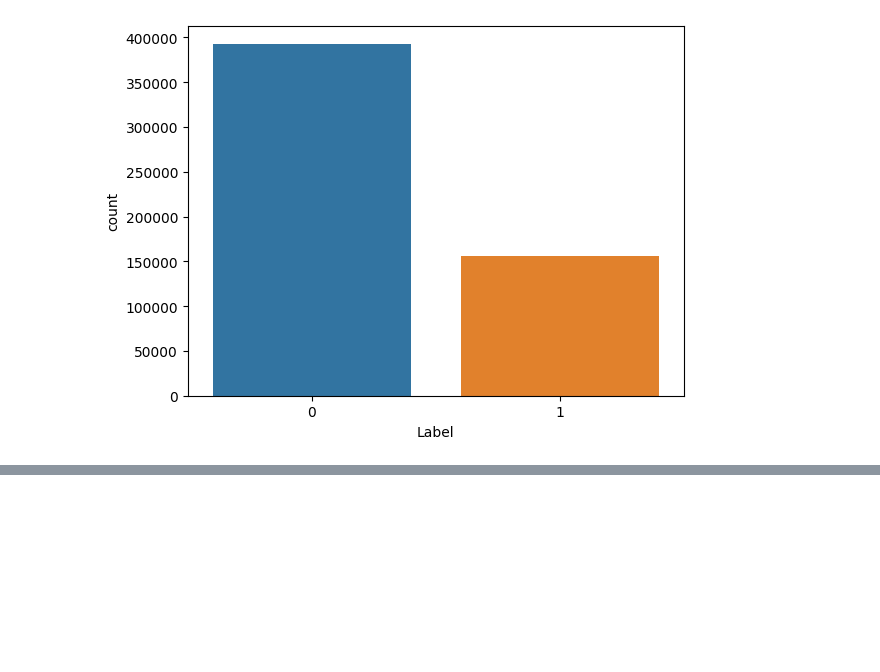
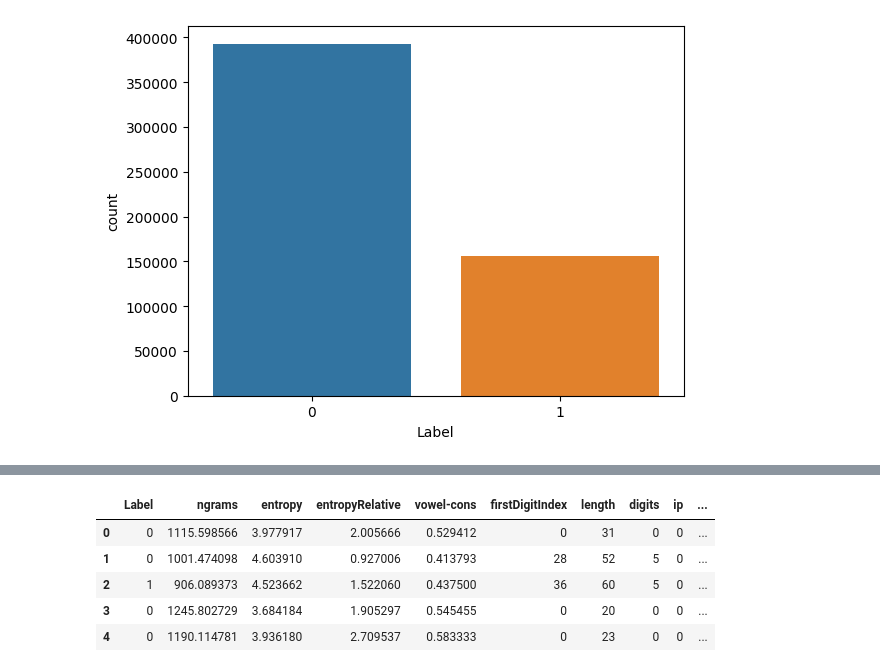
Before and after one commit to andresdlRoca/Guardian_Virtual, a Jupyter notebook: scripts/dev/url_detection.ipynb, the cells around one changed output, grey strips where cells are left out. Saved outputs shown, nothing was run; the diff lists cells and outputs as text; code cells hidden in the pictures; blank space fills up the shorter version.

```diff
--- a/scripts/dev/url_detection.ipynb
+++ b/scripts/dev/url_detection.ipynb
@@ -381,0 +410,11 @@ sns.countplot(x='Label', data=df)
+# %%
+# Randomize positions of rows
+data = data.sample(frac=1).reset_index(drop=True)
+data.head()
+# %% [output]
+|  | Label | ngrams | entropy | entropyRelative | vowel-cons | firstDigitIndex | length | digits | ip | ... |
+| 0 | 0 | 1115.598566 | 3.977917 | 2.005666 | 0.529412 | 0 | 31 | 0 | 0 | ... |
+| 1 | 0 | 1001.474098 | 4.603910 | 0.927006 | 0.413793 | 28 | 52 | 5 | 0 | ... |
+| 2 | 1 | 906.089373 | 4.523662 | 1.522060 | 0.437500 | 36 | 60 | 5 | 0 | ... |
+| 3 | 0 | 1245.802729 | 3.684184 | 1.905297 | 0.545455 | 0 | 20 | 0 | 0 | ... |
+| 4 | 0 | 1190.114781 | 3.936180 | 2.709537 | 0.583333 | 0 | 23 | 0 | 0 | ... |
```
Also changed, not shown: parts of 9 cells of this notebook.
